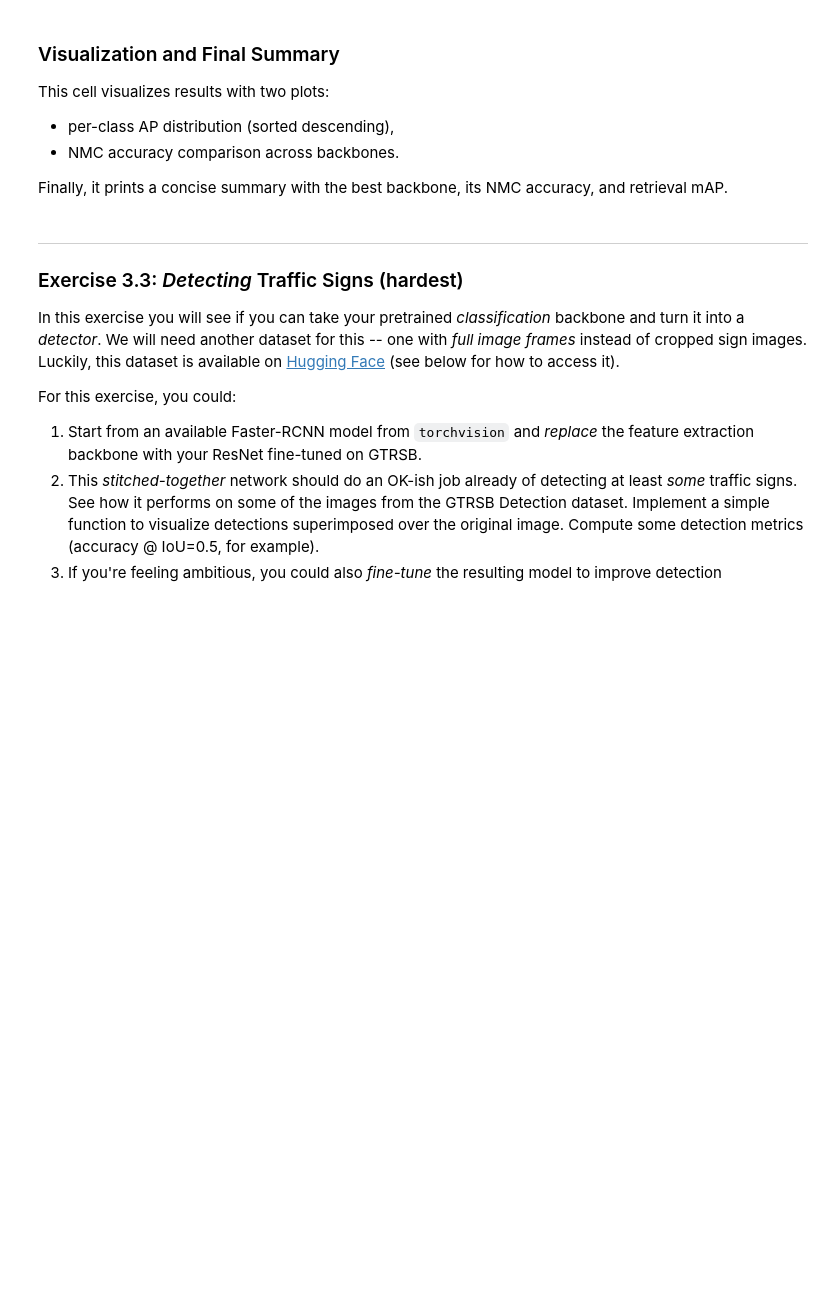
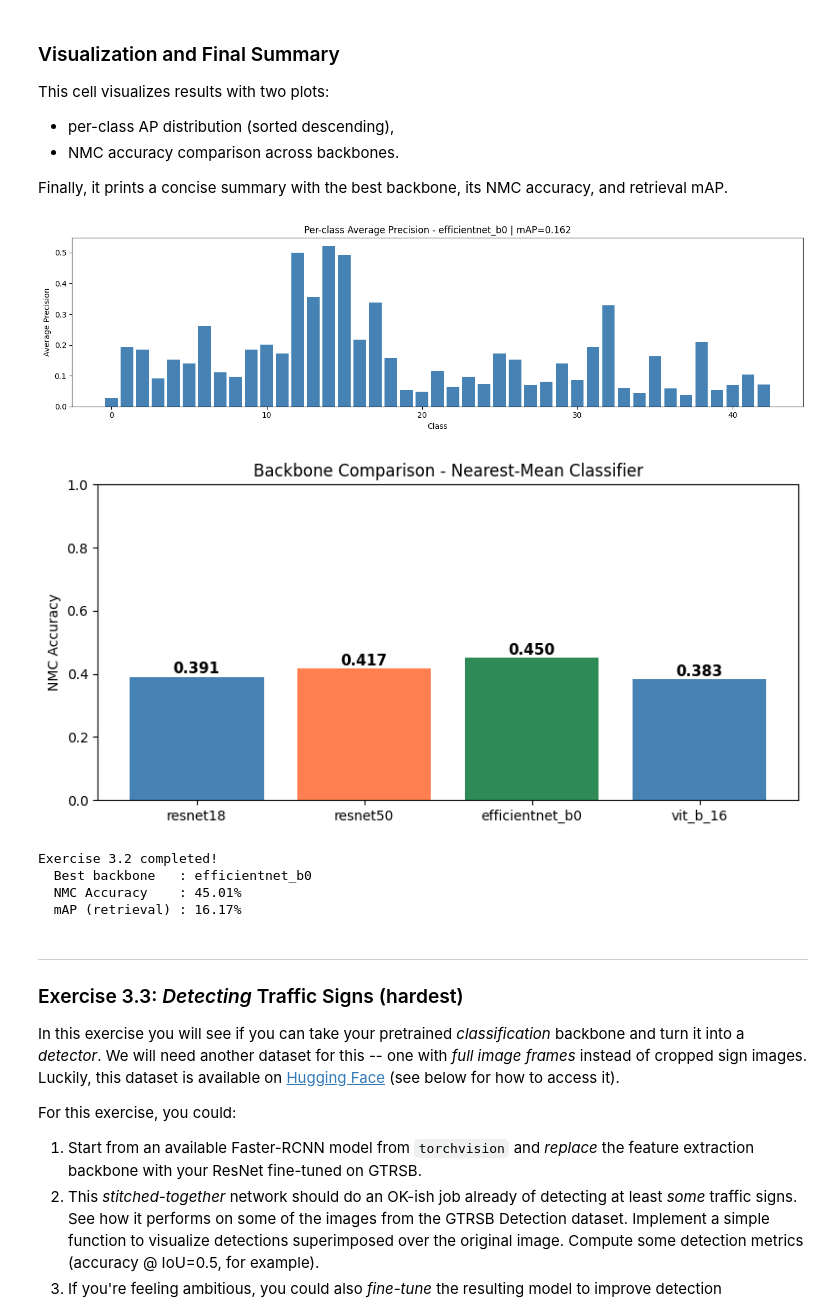
Before and after one commit to Eros-Pinzani/DLA_Projects, a Jupyter notebook: Lab01_DLA/DLA-Lab1.ipynb, the cells around one changed output. Saved outputs shown, nothing was run; the diff lists cells and outputs as text; code cells hidden in the pictures; blank space fills up the shorter version.

```diff
--- a/Lab01_DLA/DLA-Lab1.ipynb
+++ b/Lab01_DLA/DLA-Lab1.ipynb
@@ -790,20 +816,30 @@ for backbone_name in backbone_names:
     model = get_model(backbone_name, weights="DEFAULT")
 
     # Remove the final classifier so the network outputs raw features.
-    # NOTE: some models use 'fc', others use 'classifier'. Handle both.
+    # NOTE: some models use 'fc', others use 'classifier' or 'heads'. Handle all three.
     if hasattr(model, "fc"):
         model.fc = nn.Identity()
     elif hasattr(model, "classifier"):
         model.classifier = nn.Identity()
+    elif hasattr(model, "heads"):
+        model.heads = nn.Identity()
 
     model = model.to(device)
 
+    # Use 224x224 data only for ViT; keep the standard 64x64 pipeline for the others.
+    if backbone_name.startswith("vit") or "vit" in backbone_name:
+        train_loader = dl_train_vit
+        test_loader = dl_test_vit
+    else:
+        train_loader = dl_train
+        test_loader = dl_test
+
     # Extract features for train (gallery) and test (query)
     print("-> Extracting TRAIN features (gallery)...")
-    train_feats, train_labels = extract_features(model, dl_train, device)
+    train_feats, train_labels = extract_features(model, train_loader, device)
 
     print("-> Extracting TEST features (query)...")
-    test_feats, test_labels = extract_features(model, dl_test, device)
+    test_feats, test_labels = extract_features(model, test_loader, device)
 
     # Store results in the dictionary
     results[backbone_name] = {
@@ -912,6 +998,7 @@ def compute_map(test_feats, train_feats, test_labels, train_labels, num_classes,
     instead of all at once (which may exceed available memory).
     """
     aps = []
+    class_ids = []
 
     # Compute similarities between test and training sets in batches
     # Final shape: [N_test, N_train]
@@ -945,10 +1032,11 @@ def compute_map(test_feats, train_feats, test_labels, train_labels, num_classes,
             ap = average_precision_score(gt_binary, query_sims[q_idx])
             class_aps.append(ap)
 
+        class_ids.append(c)
         aps.append(np.mean(class_aps))
 
     mAP = np.mean(aps)
-    return mAP, aps
+    return mAP, class_ids, aps
 
 
 # Compute mAP only for the best backbone to save time
@@ -957,7 +1045,7 @@ best_backbone = max(nmc_results, key=lambda k: nmc_results[k]["accuracy"])
 print(f"\nBest backbone: {best_backbone} (accuracy={nmc_results[best_backbone]['accuracy']:.4f})")
 
 data = results[best_backbone]
-mAP, per_class_ap = compute_map(
+mAP, per_class_ids, per_class_ap = compute_map(
     data["test_feats"], data["train_feats"],
     data["test_labels"], data["train_labels"],
     NUM_CLASSES
@@ -975,34 +1068,41 @@ Finally, it prints a concise summary with the best backbone, its NMC accuracy, a
 # %%
 # Plot AP for each class
 
 plt.figure(figsize=(14, 4))
-plt.bar(range(len(per_class_ap)), sorted(per_class_ap, reverse=True), color="steelblue")
-plt.xlabel("Class (sorted by descending AP)")
+plt.bar(per_class_ids, per_class_ap, color="steelblue")
+plt.xlabel("Class")
 plt.ylabel("Average Precision")
 plt.title(f"Per-class Average Precision - {best_backbone} | mAP={mAP:.3f}")
 plt.tight_layout()
 plt.savefig("ap_per_class.png", dpi=120)
 plt.show()
 
 
 # Accuracy comparison across backbones
 plt.figure(figsize=(8, 4))
 names = list(nmc_results.keys())
 accs  = [nmc_results[n]["accuracy"] for n in names]
 plt.bar(names, accs, color=["steelblue", "coral", "seagreen"][:len(names)])
 plt.ylabel("NMC Accuracy")
 plt.title("Backbone Comparison - Nearest-Mean Classifier")
 plt.ylim(0, 1)
 for i, (n, a) in enumerate(zip(names, accs)):
     plt.text(i, a + 0.01, f"{a:.3f}", ha="center", fontsize=11, fontweight="bold")
 plt.tight_layout()
 plt.savefig("nmc_backbone_comparison.png", dpi=120)
 plt.show()
 
 print("\nExercise 3.2 completed!")
 print(f"  Best backbone   : {best_backbone}")
 print(f"  NMC Accuracy    : {nmc_results[best_backbone]['accuracy']*100:.2f}%")
 print(f"  mAP (retrieval) : {mAP*100:.2f}%")
+# %% [output]
+[figure, added]
+[figure, added]
+Exercise 3.2 completed!
+  Best backbone   : efficientnet_b0
+  NMC Accuracy    : 45.01%
+  mAP (retrieval) : 16.17%
 # %% [markdown]
 
 ---
```
Also changed, not shown: parts of 10 cells of this notebook, 2 other files.
